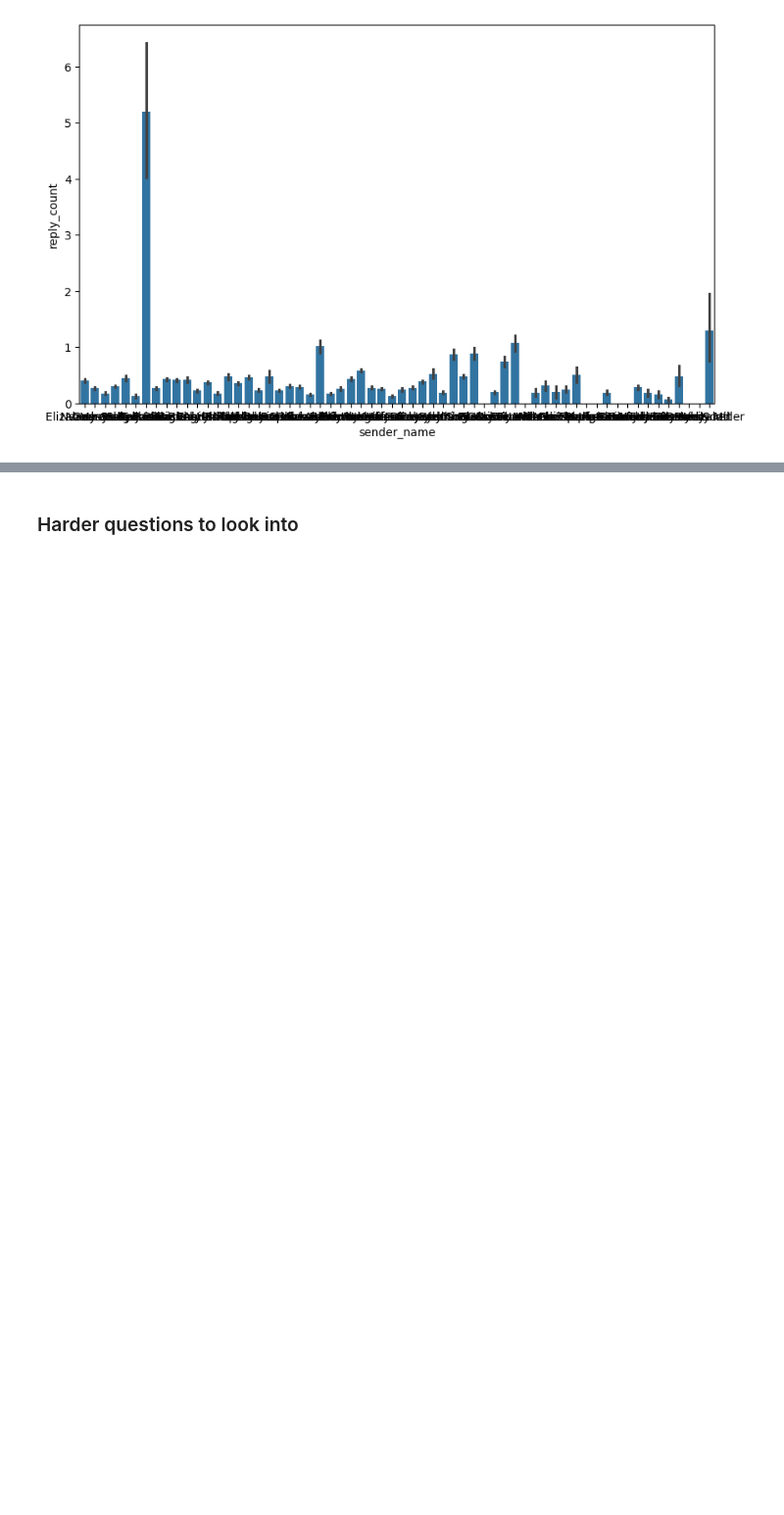
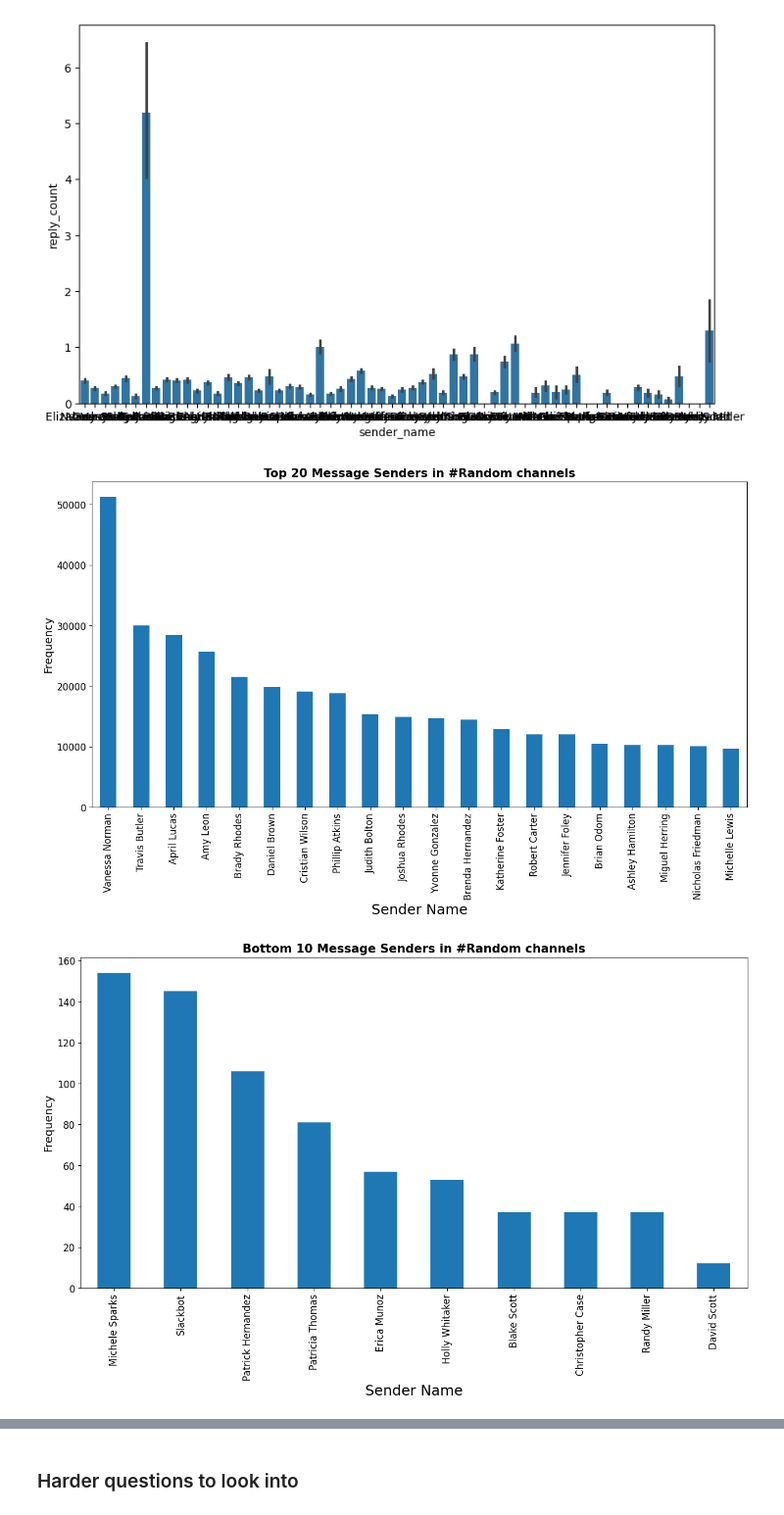
Before and after one commit to AtoBrightSide/network_analysis, a Jupyter notebook: notebooks/parse_slack_data.ipynb, the cells around one changed output, grey strips where cells are left out. Shown: that part at 98% size. Cells and saved outputs as stored; diff of their text form; code cells hidden in the pictures; blank space fills up the shorter version.

```diff
--- a/notebooks/parse_slack_data.ipynb
+++ b/notebooks/parse_slack_data.ipynb
@@ -206,3 +206,8 @@ sns.barplot(x='sender_name', y='reply_count', hue='channel', data=df)
 plt.show()
 # %% [output]
 [figure]
+# %%
+get_top_20_user(df, 'Random')
+# %% [output]
+[figure, added]
+[figure, added]
```
Also changed, not shown: parts of 9 cells of this notebook.
